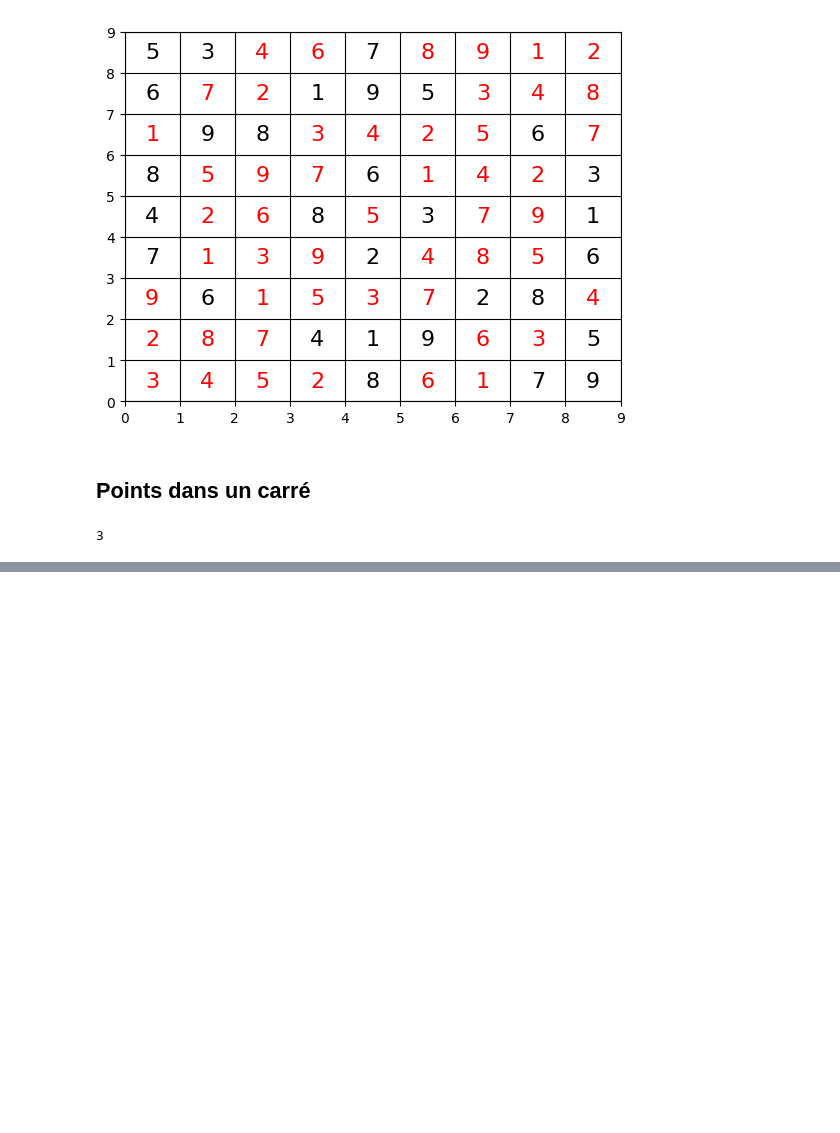
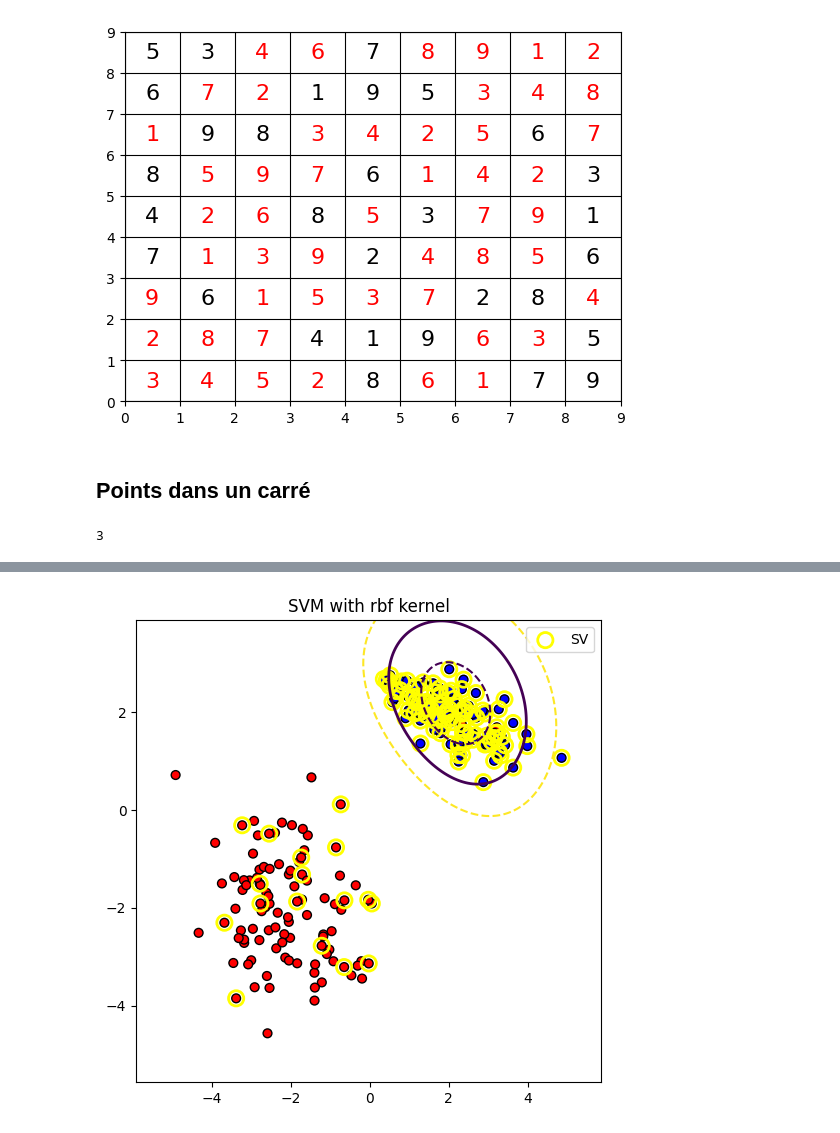
Before and after one commit to JinyuCong/M1_MLSD, a Jupyter notebook: programmation_avance/projet/projet_prog_avancee.ipynb, the cells around one changed output, grey strips where cells are left out. Saved outputs shown, nothing was run; the diff lists cells and outputs as text; code cells hidden in the pictures; blank space fills up the shorter version.

```diff
--- a/programmation_avance/projet/projet_prog_avancee.ipynb
+++ b/programmation_avance/projet/projet_prog_avancee.ipynb
@@ -231,0 +295,6 @@ array([1.31402888])
+# %%
+rbf_svm = SVM("rbf", np.inf)
+rbf_svm.fit(X, y)
+rbf_svm.visualize()
+# %% [output]
+[figure, added]
```
Also changed, not shown: parts of 4 cells of this notebook, 5 other files.
